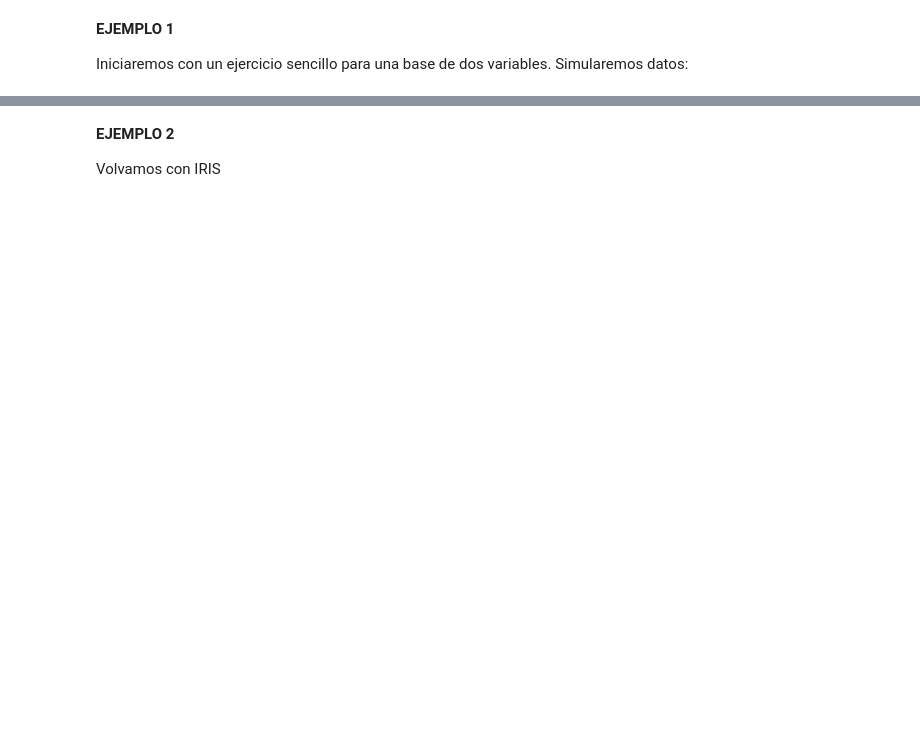
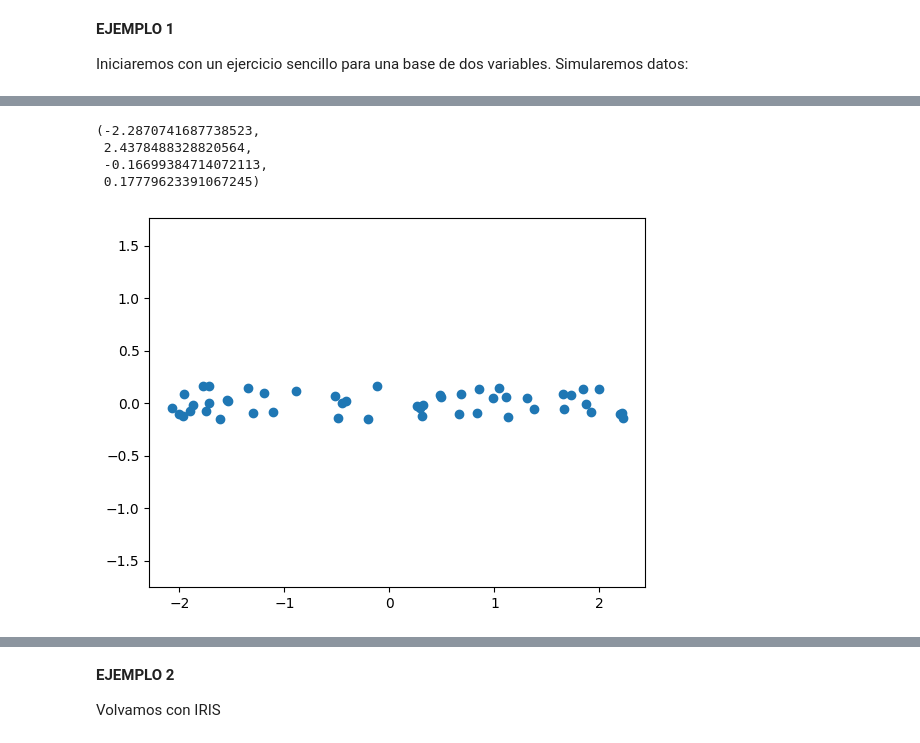
Before and after one commit to srodriguezc91/Proyecto_final_ML_V1, a Jupyter notebook: Código/ACP_Ejemplitos.ipynb, the cells around one changed output, grey strips where cells are left out. Cells and saved outputs as stored; diff of their text form; code cells hidden in the pictures; blank space fills up the shorter version.

```diff
--- a/Código/ACP_Ejemplitos.ipynb
+++ b/Código/ACP_Ejemplitos.ipynb
@@ -67,6 +144,12 @@ plt.axis('equal')
 # %%
-plt.scatter(DFPC.values.T[0],DFPC.values.T[2])
+plt.scatter(DFPC.values.T[0],DFPC.values.T[1])
 plt.axis('equal')
+# %% [output]
+(-2.2870741687738523,
+ 2.4378488328820564,
+ -0.16699384714072113,
+ 0.17779623391067245)
+[figure, added]
 # %%
 per_var = np.round(pca.explained_variance_ratio_ * 100, decimals=1)
 per_var
```
Also changed, not shown: parts of 28 cells of this notebook, 3 other files.
